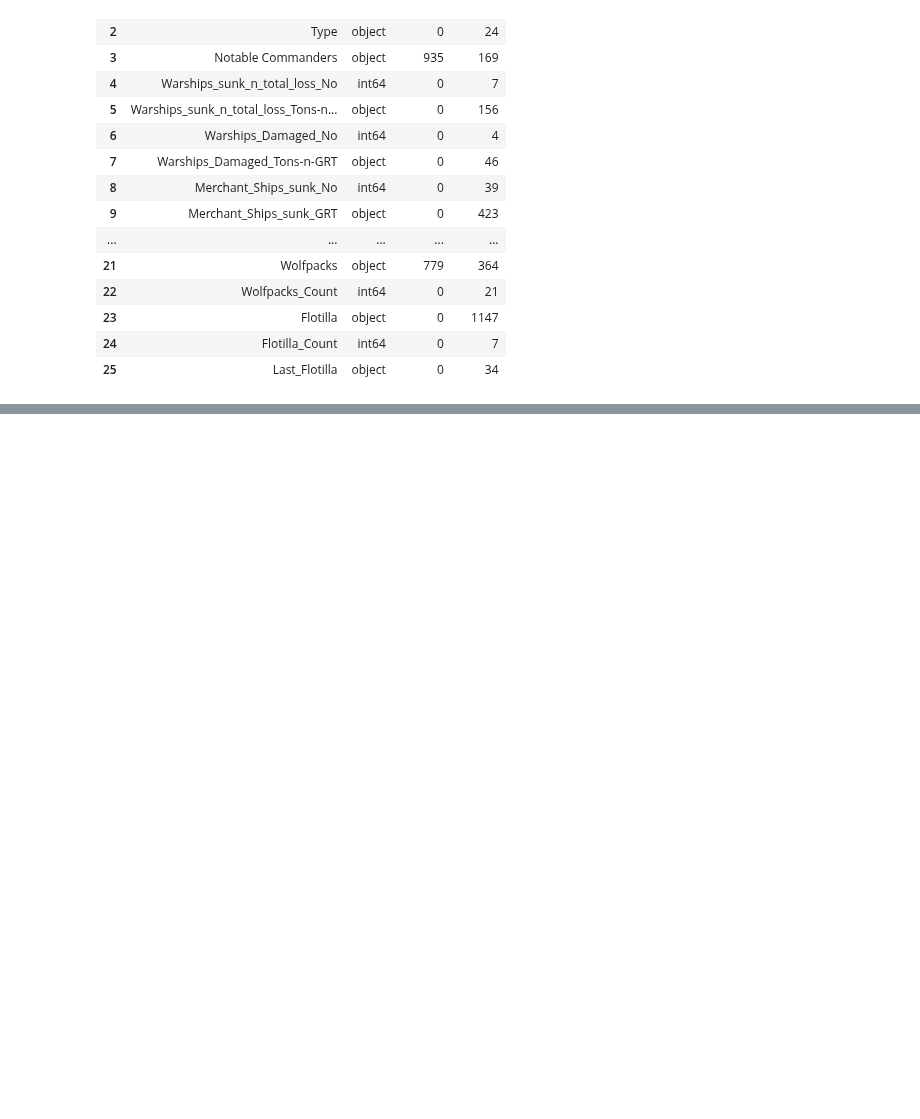
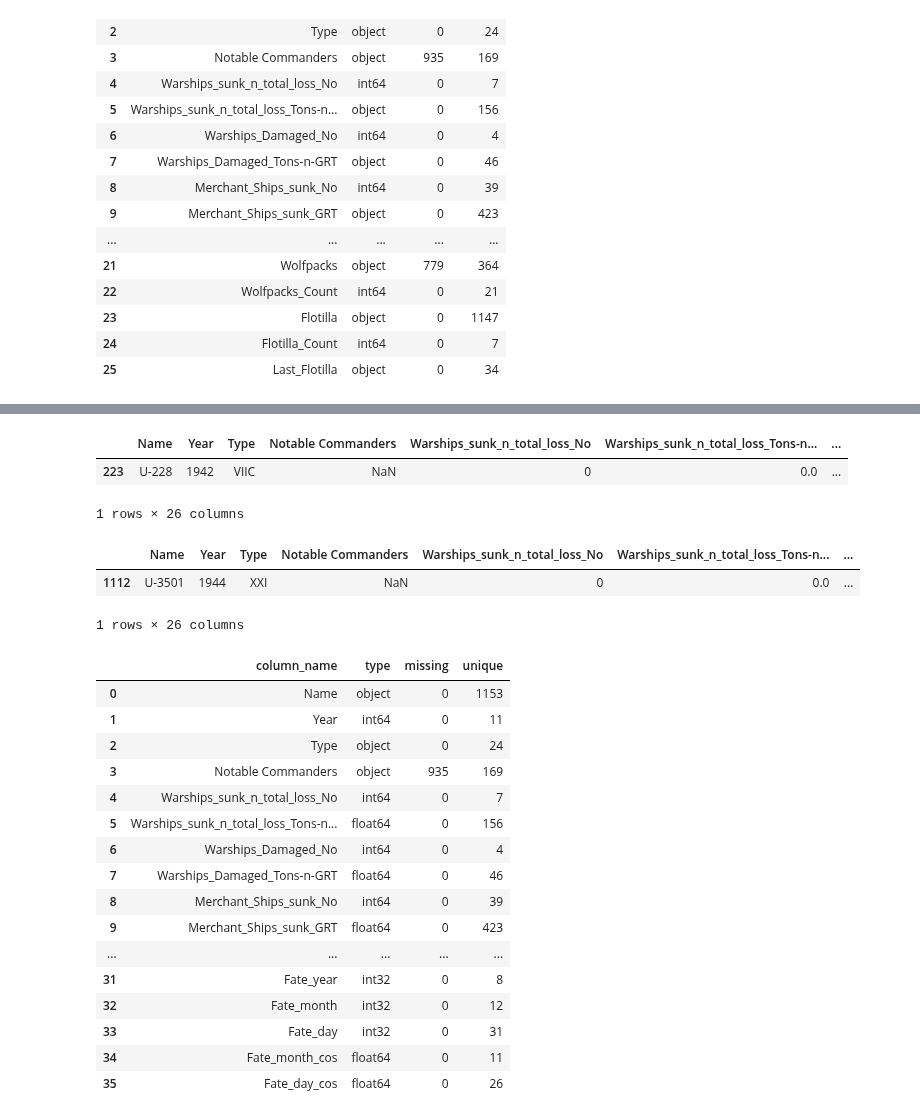
Before and after one commit to CMinusBool/SUU, a Jupyter notebook: clustering Project/clustering.ipynb, the cells around one changed output, grey strips where cells are left out. Drawn from its saved outputs; the diff is of its cells as text; code cells hidden in the pictures; blank space fills up the shorter version.

```diff
--- a/clustering Project/clustering.ipynb
+++ b/clustering Project/clustering.ipynb
@@ -132,3 +292,74 @@ Name: count, dtype: int64
+# %%
+# correct fate date for U-239, U-952, U-998, U-1000
+df.loc[df['Name'] == 'U-239', 'Fate_Date'] = '24 July 1944'
+df.loc[df['Name'] == 'U-952', 'Fate_Date'] = '12 July 1944'
+df.loc[df['Name'] == 'U-952', 'Fate_Event'] = 'Decommissioned'
+df.loc[df['Name'] == 'U-998', 'Fate_Date'] = '27 June 1944'
+df.loc[df['Name'] == 'U-998', 'Fate_Event'] = 'Decommissioned'
+df.loc[df['Name'] == 'U-1000', 'Fate_Date'] = '29 September 1944'
+df.loc[df['Name'] == 'U-1000', 'Fate_Event'] = 'Decommissioned'
+# %%
+# show fate date which contains character '-'
+df[df['Fate_Date'].str.contains('–')]
+# %% [output]
+|  | Name | Year | Type | Notable Commanders | Warships_sunk_n_total_loss_No | Warships_sunk_n_total_loss_Tons-n... | ... |
+| 223 | U-228 | 1942 | VIIC | NaN | 0 | 0.0 | ... |
+1 rows × 26 columns
+# %%
+# correct fate date and event for U-228
+df.loc[df['Name'] == 'U-228', 'Fate_Date'] = '4 October 1944'
+df.loc[df['Name'] == 'U-228', 'Fate_Event'] = 'Sunk'
+# %%
+df[df['Fate_Date'].str.contains('or')]
+# %% [output]
+|  | Name | Year | Type | Notable Commanders | Warships_sunk_n_total_loss_No | Warships_sunk_n_total_loss_Tons-n... | ... |
+| 1112 | U-3501 | 1944 | XXI | NaN | 0 | 0.0 | ... |
+1 rows × 26 columns
+# %%
+# correct fate date for U-3501
+df.loc[df['Name'] == 'U-3501', 'Fate_Date'] = '5 May 1945'
+# %%
+# encode datetime columns
+# comissioned to column comissioned_year, comissioned_month, comissioned_day
+df['Commissioned'] = pd.to_datetime(df['Commissioned'])
+df['Commissioned_year'] = df['Commissioned'].dt.year
+df['Commissioned_month'] = df['Commissioned'].dt.month
+df['Commissioned_day'] = df['Commissioned'].dt.day
+
+# make a cosine of month and day so that the model can understand the cyclical nature of time
+df['Commissioned_month_cos'] = np.cos(2 * np.pi * df['Commissioned_month'] / 12)
+df['Commissioned_day_cos'] = np.cos(2 * np.pi * df['Commissioned_day'] / 31)
+
+
+# fate date to column fate_year, fate_month, fate_day
+df['Fate_Date'] = pd.to_datetime(df['Fate_Date'])
+df['Fate_year'] = df['Fate_Date'].dt.year
+df['Fate_month'] = df['Fate_Date'].dt.month
+df['Fate_day'] = df['Fate_Date'].dt.day
+
+# make a cosine of month and day so that the model can understand the cyclical nature of time
+df['Fate_month_cos'] = np.cos(2 * np.pi * df['Fate_month'] / 12)
+df['Fate_day_cos'] = np.cos(2 * np.pi * df['Fate_day'] / 31)
+# %%
+print_columns_descrbition(df)
+# %% [output]
+|  | column_name | type | missing | unique |
+| 0 | Name | object | 0 | 1153 |
+| 1 | Year | int64 | 0 | 11 |
+| 2 | Type | object | 0 | 24 |
+| 3 | Notable Commanders | object | 935 | 169 |
+| 4 | Warships_sunk_n_total_loss_No | int64 | 0 | 7 |
+| 5 | Warships_sunk_n_total_loss_Tons-n... | float64 | 0 | 156 |
+| 6 | Warships_Damaged_No | int64 | 0 | 4 |
+| 7 | Warships_Damaged_Tons-n-GRT | float64 | 0 | 46 |
+| 8 | Merchant_Ships_sunk_No | int64 | 0 | 39 |
+| 9 | Merchant_Ships_sunk_GRT | float64 | 0 | 423 |
+| ... | ... | ... | ... | ... |
+| 31 | Fate_year | int32 | 0 | 8 |
+| 32 | Fate_month | int32 | 0 | 12 |
+| 33 | Fate_day | int32 | 0 | 31 |
+| 34 | Fate_month_cos | float64 | 0 | 11 |
+| 35 | Fate_day_cos | float64 | 0 | 26 |
 # %%
 # TODO - drop columns which will not be used
 # TODO - missing values
```
Also changed, not shown: parts of 21 cells of this notebook.
